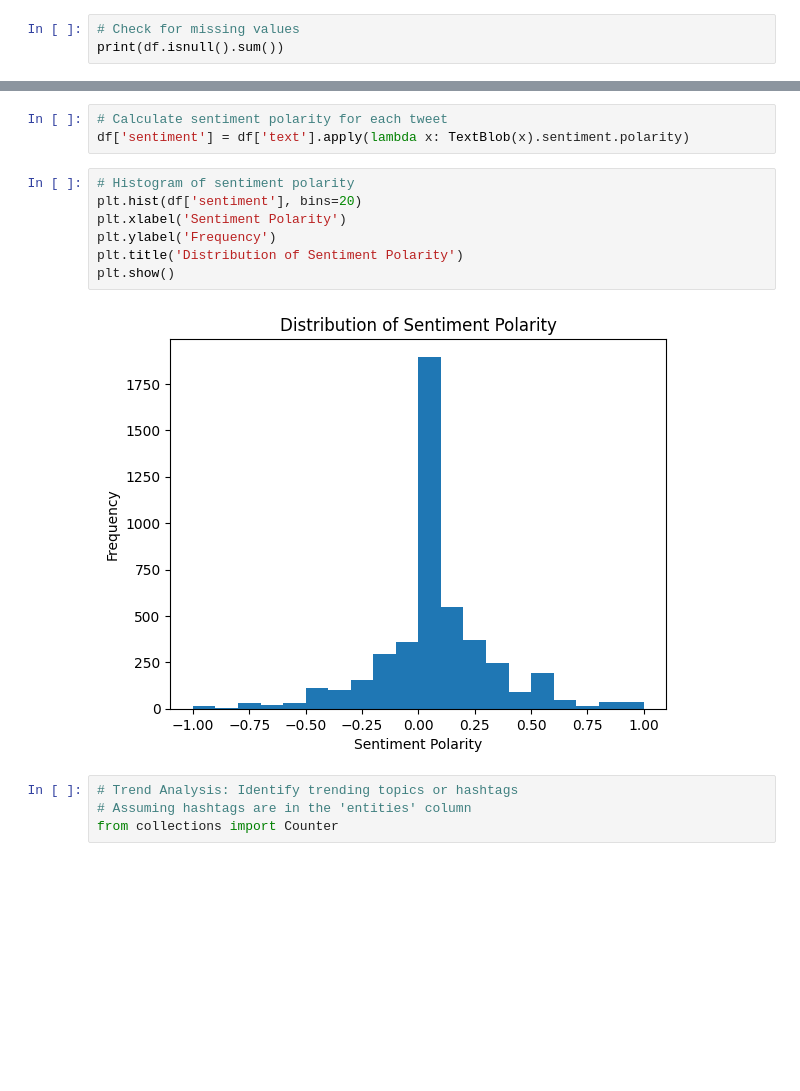
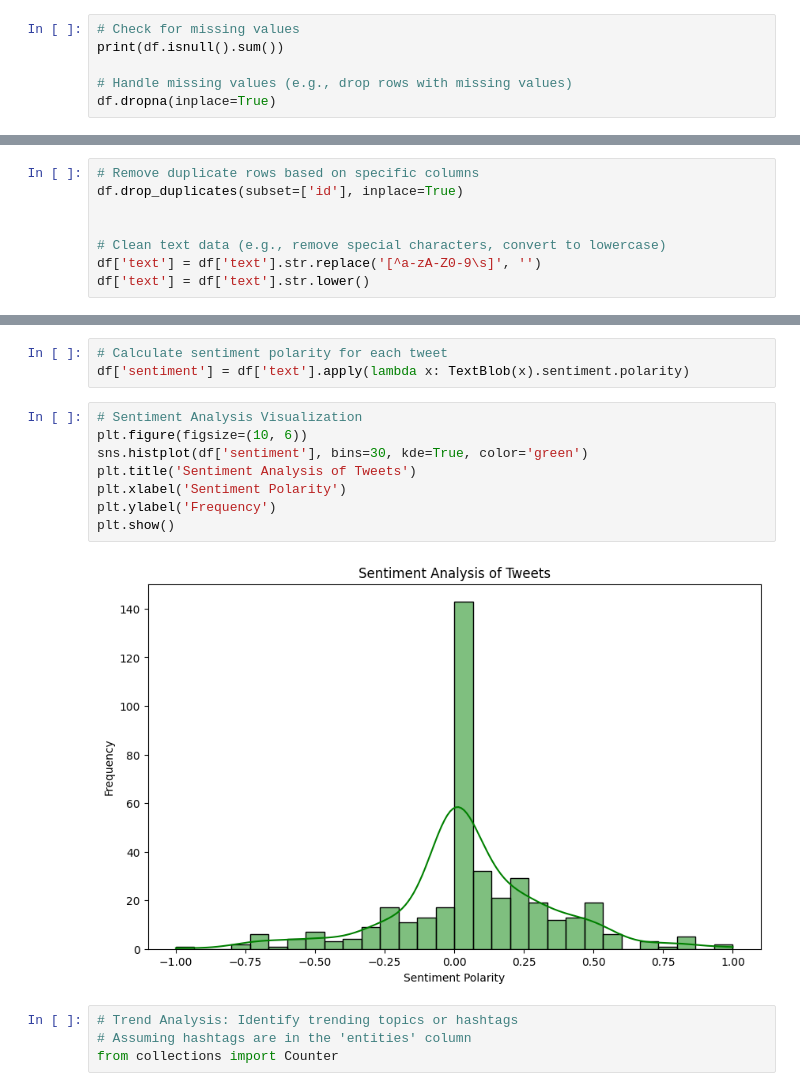
Before and after one commit to yshivv/Data-Science, a Jupyter notebook: twitter-new-dataset-2024-march-data-by-shiv.ipynb, the cells around one changed output, grey strips where cells are left out. Saved outputs shown, nothing was run; the diff lists cells and outputs as text; blank space fills up the shorter version.

Commit message:
Kaggle Notebook | twitter-new-dataset-2024-march-data by Shiv | Version 12

```diff
--- a/twitter-new-dataset-2024-march-data-by-shiv.ipynb
+++ b/twitter-new-dataset-2024-march-data-by-shiv.ipynb
@@ -75,6 +54,9 @@ print(df.head())
 # %%
 # Check for missing values
 print(df.isnull().sum())
+
+# Handle missing values (e.g., drop rows with missing values)
+df.dropna(inplace=True)
 # %% [output]
 type                   0
 id                     0
@@ -118,0 +78,8 @@ max    114939.000000      61.000000  1.762987e+18
+# %%
+# Remove duplicate rows based on specific columns
+df.drop_duplicates(subset=['id'], inplace=True)
+
+
+# Clean text data (e.g., remove special characters, convert to lowercase)
+df['text'] = df['text'].str.replace('[^a-zA-Z0-9\s]', '')
+df['text'] = df['text'].str.lower()
@@ -145,14 +119,15 @@ from textblob import TextBlob
 # Calculate sentiment polarity for each tweet
 df['sentiment'] = df['text'].apply(lambda x: TextBlob(x).sentiment.polarity)
 # %%
-# Histogram of sentiment polarity
-plt.hist(df['sentiment'], bins=20)
+# Sentiment Analysis Visualization
+plt.figure(figsize=(10, 6))
+sns.histplot(df['sentiment'], bins=30, kde=True, color='green')
+plt.title('Sentiment Analysis of Tweets')
 plt.xlabel('Sentiment Polarity')
 plt.ylabel('Frequency')
-plt.title('Distribution of Sentiment Polarity')
 plt.show()
 # %% [output]
-[figure, old version]
+[figure, new version]
 # %%
 # Trend Analysis: Identify trending topics or hashtags
 # Assuming hashtags are in the 'entities' column
```
Also changed, not shown: parts of 28 cells of this notebook.
